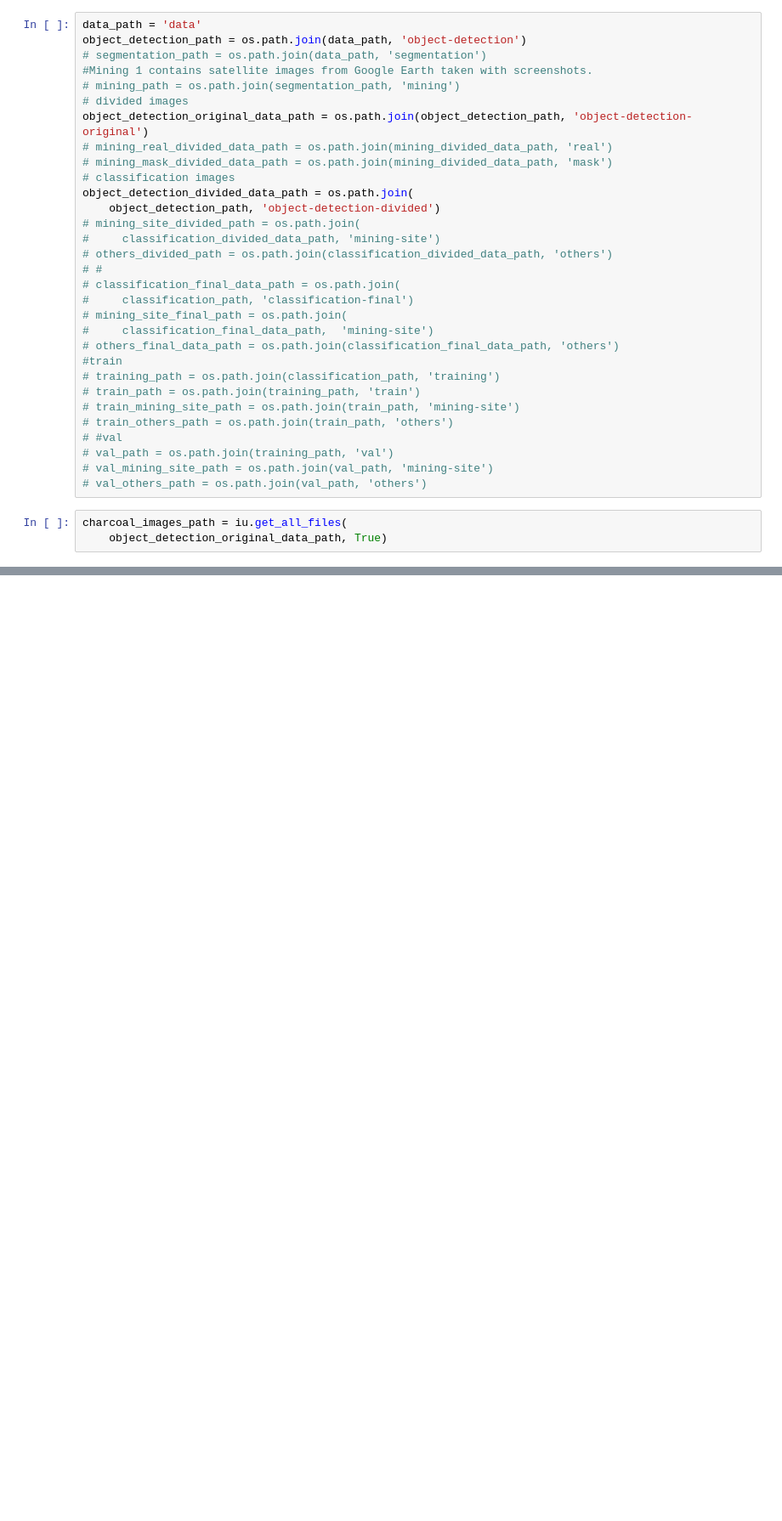
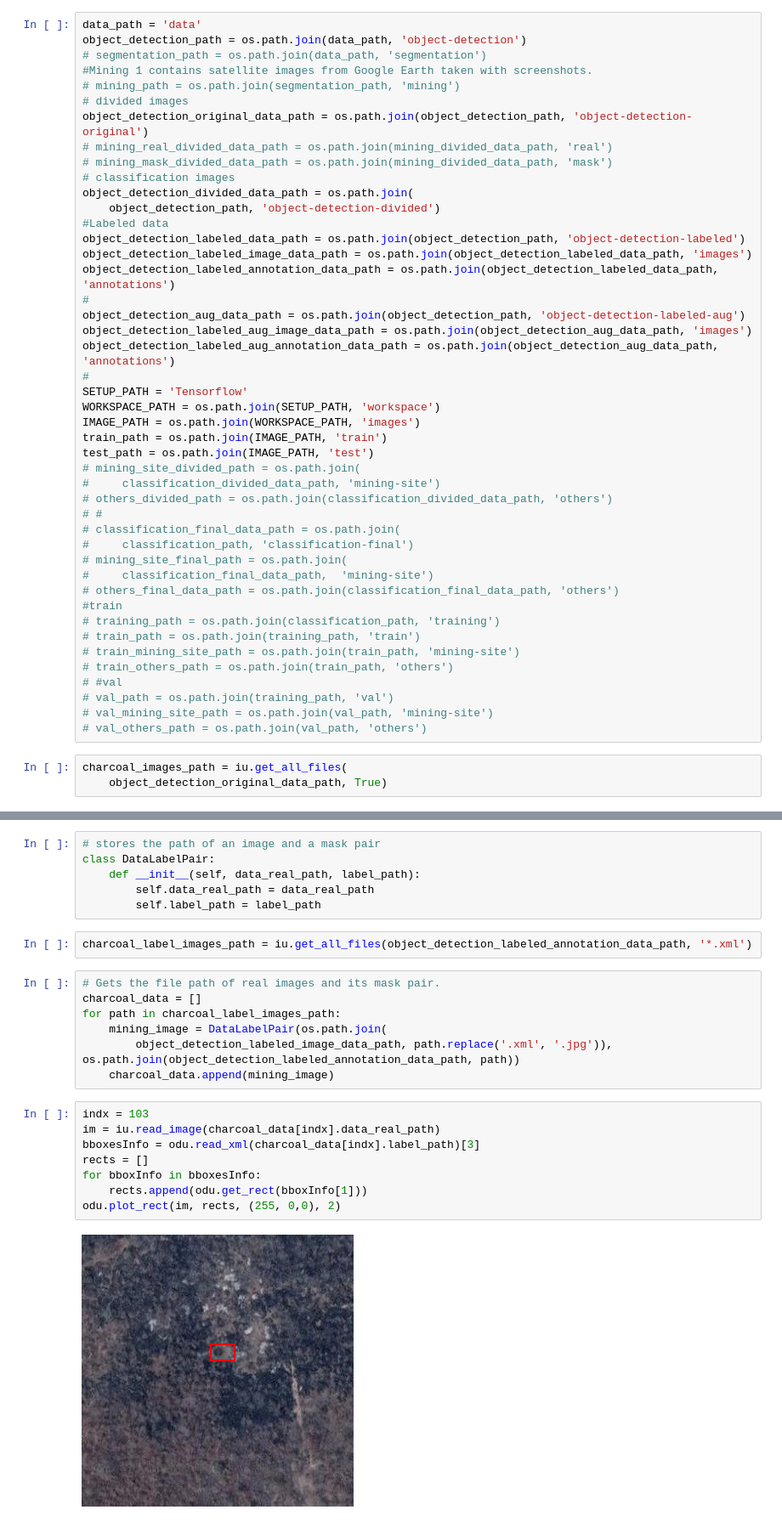
Before and after one commit to easare377/Charcoal-Monitoring, a Jupyter notebook: pre-process-charcoal-image.ipynb, the cells around one changed output, grey strips where cells are left out. Shown: that part at 85% size. Cells and saved outputs as stored; diff of their text form; blank space fills up the shorter version.

```diff
--- a/pre-process-charcoal-image.ipynb
+++ b/pre-process-charcoal-image.ipynb
@@ -21,6 +23,20 @@ object_detection_original_data_path = os.path.join(object_detection_path, 'objec
 # classification images
 object_detection_divided_data_path = os.path.join(
     object_detection_path, 'object-detection-divided')
+#Labeled data
+object_detection_labeled_data_path = os.path.join(object_detection_path, 'object-detection-labeled')
+object_detection_labeled_image_data_path = os.path.join(object_detection_labeled_data_path, 'images')
+object_detection_labeled_annotation_data_path = os.path.join(object_detection_labeled_data_path, 'annotations')
+#
+object_detection_aug_data_path = os.path.join(object_detection_path, 'object-detection-labeled-aug')
+object_detection_labeled_aug_image_data_path = os.path.join(object_detection_aug_data_path, 'images')
+object_detection_labeled_aug_annotation_data_path = os.path.join(object_detection_aug_data_path, 'annotations')
+#
+SETUP_PATH = 'Tensorflow'
+WORKSPACE_PATH = os.path.join(SETUP_PATH, 'workspace')
+IMAGE_PATH = os.path.join(WORKSPACE_PATH, 'images')
+train_path = os.path.join(IMAGE_PATH, 'train')
+test_path = os.path.join(IMAGE_PATH, 'test')
 # mining_site_divided_path = os.path.join(
 #     classification_divided_data_path, 'mining-site')
 # others_divided_path = os.path.join(classification_divided_data_path, 'others')
@@ -84,0 +104,25 @@ for charcoal_image in charcoal_images_path:
+# %%
+# stores the path of an image and a mask pair
+class DataLabelPair:
+    def __init__(self, data_real_path, label_path):
+        self.data_real_path = data_real_path
+        self.label_path = label_path
+# %%
+charcoal_label_images_path = iu.get_all_files(object_detection_labeled_annotation_data_path, '*.xml')
+# %%
+# Gets the file path of real images and its mask pair.
+charcoal_data = []
+for path in charcoal_label_images_path:
+    mining_image = DataLabelPair(os.path.join(
+        object_detection_labeled_image_data_path, path.replace('.xml', '.jpg')), os.path.join(object_detection_labeled_annotation_data_path, path))
+    charcoal_data.append(mining_image)
+# %%
+indx = 103
+im = iu.read_image(charcoal_data[indx].data_real_path)
+bboxesInfo = odu.read_xml(charcoal_data[indx].label_path)[3]
+rects = []
+for bboxInfo in bboxesInfo:
+    rects.append(odu.get_rect(bboxInfo[1]))
+odu.plot_rect(im, rects, (255, 0,0), 2)
+# %% [output]
+[figure, added]
```
Also changed, not shown: parts of 15 cells of this notebook, 5 other files.
